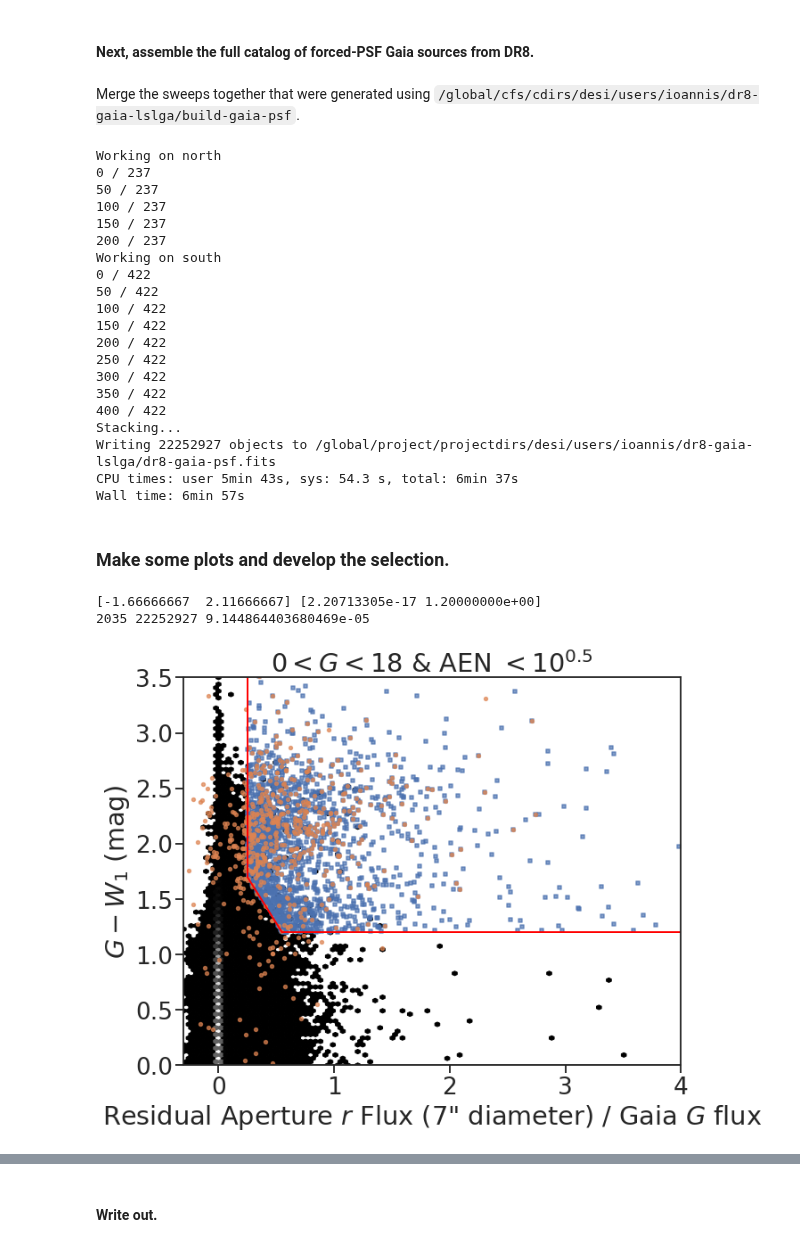
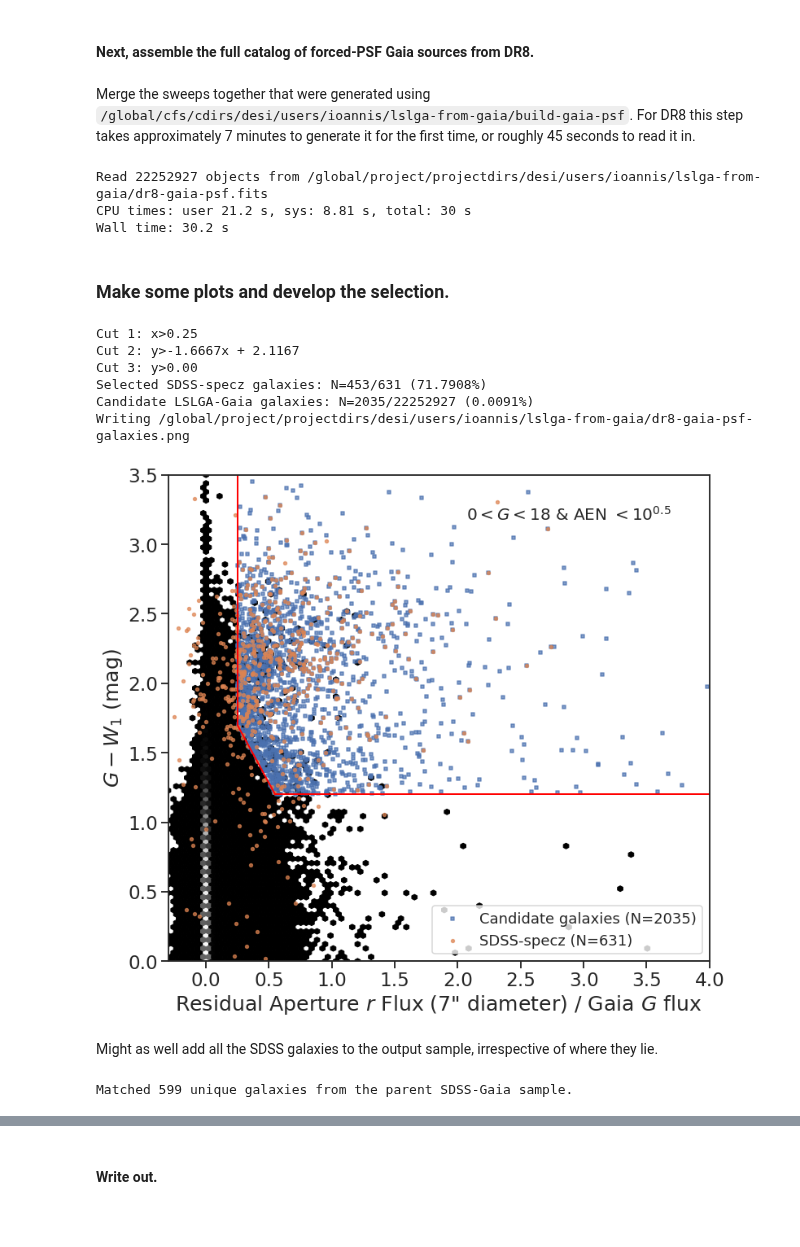
Before and after one commit to legacysurvey/legacypipe, a Jupyter notebook: doc/nb/lslga-from-gaia.ipynb, the cells around one changed output, grey strips where cells are left out. Cells and saved outputs as stored; diff of their text form; code cells hidden in the pictures; blank space fills up the shorter version.

Commit message:
add lslga from gaia nb

```diff
--- a/doc/nb/lslga-from-gaia.ipynb
+++ b/doc/nb/lslga-from-gaia.ipynb
@@ -12,8 +33,8 @@ from astropy.table import vstack, Table
 # %%
 import seaborn as sns
-sns.set(context='talk', style='ticks', font_scale=1.6)
+sns.set(context='talk', style='ticks', font_scale=1.4)
 %matplotlib inline
 # %%
 dr8dir = '/global/project/projectdirs/cosmo/data/legacysurvey/dr8/'
-outdir = '/global/project/projectdirs/desi/users/ioannis/dr8-gaia-lslga'
+outdir = '/global/project/projectdirs/desi/users/ioannis/lslga-from-gaia'
 # %% [markdown]
@@ -53,7 +82,7 @@ Wall time: 203 ms
 # %% [markdown]
 #### Next, assemble the full catalog of forced-PSF Gaia sources from DR8.
 # %% [markdown]
-Merge the sweeps together that were generated using `/global/cfs/cdirs/desi/users/ioannis/dr8-gaia-lslga/build-gaia-psf`.
+Merge the sweeps together that were generated using `/global/cfs/cdirs/desi/users/ioannis/lslga-from-gaia/build-gaia-psf`. For DR8 this step takes approximately 7 minutes to generate it for the first time, or roughly 45 seconds to read it in.
 # %%
 def read_gaia_psf(clobber=False):
     outfile = os.path.join(outdir, 'dr8-gaia-psf.fits')
@@ -79,26 +108,9 @@ def read_gaia_psf(clobber=False):
 # %%
 %time cat = read_gaia_psf(clobber=False)
 # %% [output]
-Working on north
-0 / 237
-50 / 237
-100 / 237
-150 / 237
-200 / 237
-Working on south
-0 / 422
-50 / 422
-100 / 422
-150 / 422
-200 / 422
-250 / 422
-300 / 422
-350 / 422
-400 / 422
-Stacking...
-Writing 22252927 objects to /global/project/projectdirs/desi/users/ioannis/dr8-gaia-lslga/dr8-gaia-psf.fits
-CPU times: user 5min 43s, sys: 54.3 s, total: 6min 37s
-Wall time: 6min 57s
+Read 22252927 objects from /global/project/projectdirs/desi/users/ioannis/lslga-from-gaia/dr8-gaia-psf.fits
+CPU times: user 21.2 s, sys: 8.81 s, total: 30 s
+Wall time: 30.2 s
 # %% [markdown]
 ### Make some plots and develop the selection.
 # %%
@@ -119,38 +131,70 @@ sgW, sbprp, sresid, schi2 = getmags(specz)
 xlim, ylim = (-0.3, 4), (0, 3.5)
 
 # north cuts
 #x0, x1, x2, x3 = (0.2, 0.2, 0.55, 5.0)
 #y0, y1, y2, y3 = (  _, 1.7, 1.0, 1.0)
 # north/south
 x0, x1, x2, x3 = (0.25, 0.25, 0.55, 5.0)
 y0, y1, y2, y3 = (  _, 1.7, 1.2, 1.2)
 
 c1 = np.polyfit([x1, x2], [y1, y2], 1)
 c2 = np.polyfit([x2, x3], [y2, y3], 1)
-print(c1, c2)
+print('Cut 1: x>{:.2f}'.format(x0))
+print('Cut 2: y>{:.4f}x + {:.4f}'.format(c1[0], c1[1]))
+print('Cut 3: y>{:.2f}'.format(c2[0]))
+#print(c1, c2)
 
 J = np.where((resid > x0) * (gW > np.polyval(c1, resid)) * (gW > np.polyval(c2, resid)))[0]
-print(len(J), len(cat), len(J)/len(cat))
+I = np.where((sresid > x0) * (sgW > np.polyval(c1, sresid)) * (sgW > np.polyval(c2, sresid)))[0]
 
-fig, ax = plt.subplots(figsize=(10, 8))
+print('Selected SDSS-specz galaxies: N={}/{} ({:.4f}%)'.format(len(I), len(specz), 100*len(I)/len(specz)))
+print('Candidate LSLGA-Gaia galaxies: N={}/{} ({:.4f}%)'.format(len(J), len(cat), 100*len(J)/len(cat)))
+#print(len(J), len(cat), len(J)/len(cat))
+
+fig, ax = plt.subplots(figsize=(12, 10))
 ax.hexbin(resid, gW, mincnt=3, cmap='Greys_r',
           extent=np.hstack((xlim, ylim)))
 ax.scatter(resid[J], gW[J], s=10, marker='s', alpha=0.7,
            label='Candidate galaxies (N={})'.format(len(J)))
 ax.scatter(sresid, sgW, s=15, marker='o', alpha=0.7,
            label='SDSS-specz (N={})'.format(len(specz)))
 ax.plot([x0, x0], [y1, ylim[1]], color='red', lw=2)
 ax.plot([x1, x2], [y1, y2], color='red', lw=2)
 ax.plot([x2, x3], [y2, y3], color='red', lw=2)
 ax.set_xlim(xlim)
 ax.set_ylim(ylim)
 ax.set_xlabel(r'Residual Aperture $r$ Flux (7" diameter) / Gaia $G$ flux')
 ax.set_ylabel(r'$G - W_{1}$ (mag)')
-_ = ax.set_title(r'$0 < G < 18$ & AEN $< 10^{0.5}$')
+#_ = ax.set_title(r'$0 < G < 18$ & AEN $< 10^{0.5}$')
+ax.text(0.93, 0.9, r'$0 < G < 18$ & AEN $< 10^{0.5}$',
+        ha='right', va='bottom', transform=ax.transAxes,
+        fontsize=20)
 hh, ll = ax.get_legend_handles_labels()
 #print(ll)
-#ax.legend(hh[1:], ll[1:], loc='lower right', fontsize=16)
+ax.legend(hh[1:], ll[1:], loc='lower right', fontsize=18)
+
+fig.subplots_adjust(left=0.13, bottom=0.12, top=0.95)
+
+pngfile = os.path.join(outdir, 'dr8-gaia-psf-galaxies.png')
+print('Writing {}'.format(pngfile))
+fig.savefig(pngfile)
 # %% [output]
-[-1.66666667  2.11666667] [2.20713305e-17 1.20000000e+00]
-2035 22252927 9.144864403680469e-05
+Cut 1: x>0.25
+Cut 2: y>-1.6667x + 2.1167
+Cut 3: y>0.00
+Selected SDSS-specz galaxies: N=453/631 (71.7908%)
+Candidate LSLGA-Gaia galaxies: N=2035/22252927 (0.0091%)
+Writing /global/project/projectdirs/desi/users/ioannis/lslga-from-gaia/dr8-gaia-psf-galaxies.png
-[figure, old version]
+[figure, new version]
+# %% [markdown]
+Might as well add all the SDSS galaxies to the output sample, irrespective of where they lie.
+# %%
+K = []
+for brickid in set(specz['BRICKID']):
+    W = np.where(brickid == specz['BRICKID'])[0]
+    for ww in W:
+        K.append(np.where((cat['BRICKID'] == brickid) * (cat['OBJID'] == specz['OBJID'][ww]))[0])
+K = np.unique(np.hstack(K))
+print('Matched {} unique galaxies from the parent SDSS-Gaia sample.'.format(len(K)))
+# %% [output]
+Matched 599 unique galaxies from the parent SDSS-Gaia sample.
```
Also changed, not shown: parts of 13 cells of this notebook.
